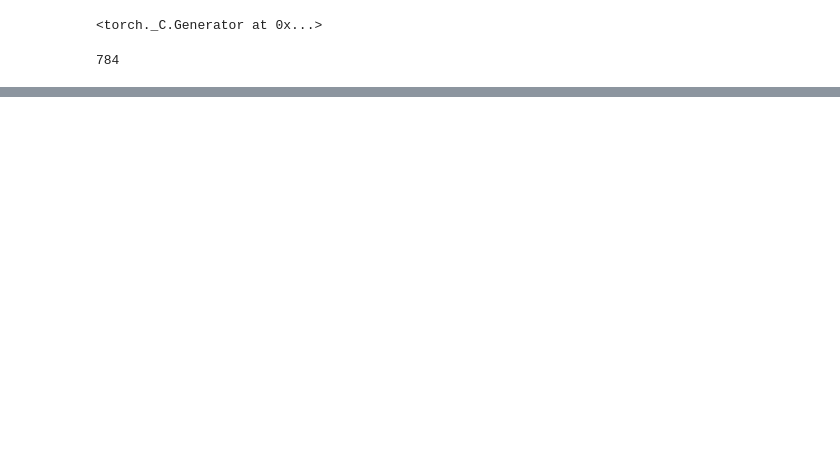
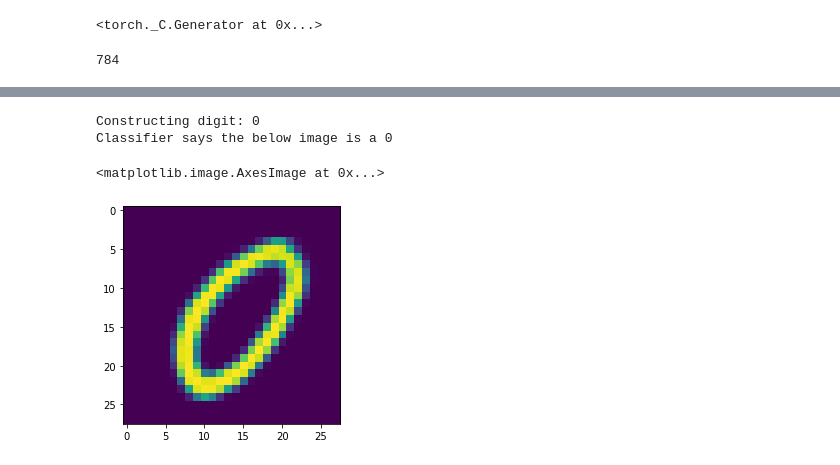
Before and after one commit to Melvin-chelli/CVAE_FederatedLearning, a Jupyter notebook: CVAE_Rene/attempt_3.ipynb, the cells around one changed output, grey strips where cells are left out. Saved outputs shown, nothing was run; the diff lists cells and outputs as text; code cells hidden in the pictures; blank space fills up the shorter version.

Commit message:
Integrated classifier

```diff
--- a/CVAE_Rene/attempt_3.ipynb
+++ b/CVAE_Rene/attempt_3.ipynb
@@ -174,6 +174,13 @@ class Decoder(nn.Module):
 class CVAE(nn.Module):
     def __init__(self, dim_x, dim_y, dim_z):
         super().__init__()
+        self.classifier = nn.Sequential(
+            nn.Flatten(),
+            nn.Linear(in_features=flat_shape[0], out_features=128),
+            nn.ReLU(),
+            nn.Linear(in_features=128, out_features=dim_y),
+            nn.Softmax()
+        )
 
         #Encoder
         self.encoder = Encoder(dim_x=dim_x, dim_y=dim_y, dim_z=dim_z)
@@ -183,12 +190,14 @@ class CVAE(nn.Module):
 
     def forward(self, inputs):
         x, y = inputs
-        y = F.one_hot(y, 10)
+        x = x.to(device)
+        y = F.one_hot(y, 10).to(device)
         print_debug(f"Inputs shape: {x.shape} and labels: {y.shape}")
+        c_out = self.classifier(x)
         mu, logvar, z = self.encoder((x,y))
         out = self.decoder((z, y))
         print_debug(f"decoder output shape is: {out.shape}")
-        return mu, logvar, out
+        return mu, logvar, out, c_out
 # %%
 model = CVAE(dim_x=(28, 28, 1), dim_y=10, dim_z=20).to(device)
 
@@ -354,3 +386,28 @@ for i in range(10):
 
     save_image(generated_image.view(64, 1, 28, 28),
             'results/generated_conv_' + str(i) + '.png')
+# %%
+i = random.randint(0, 9)
+sample = torch.randn(1, 20).to(device)
+c = np.zeros(shape=(sample.shape[0],))
+num = i
+print(f"Constructing digit: {i}")
+c[:] = num
+c = torch.FloatTensor(c)
+c = c.to(torch.int64)
+c = c.to(device)
+c = F.one_hot(c, cond_shape)
+model.eval()
+with torch.inference_mode():
+    sample = model.decoder((sample, c))
+    sample = sample.reshape([1, 1, 28, 28])
+    c_out = model.classifier(sample)
+
+c_out = torch.argmax(c_out).item()
+print(f"Classifier says the below image is a {c_out}")
+plt.imshow(sample[0].cpu().squeeze())
+# %% [output]
+Constructing digit: 0
+Classifier says the below image is a 0
+<matplotlib.image.AxesImage at 0x...>
+[figure, added]
```
Also changed, not shown: parts of 5 cells of this notebook.
